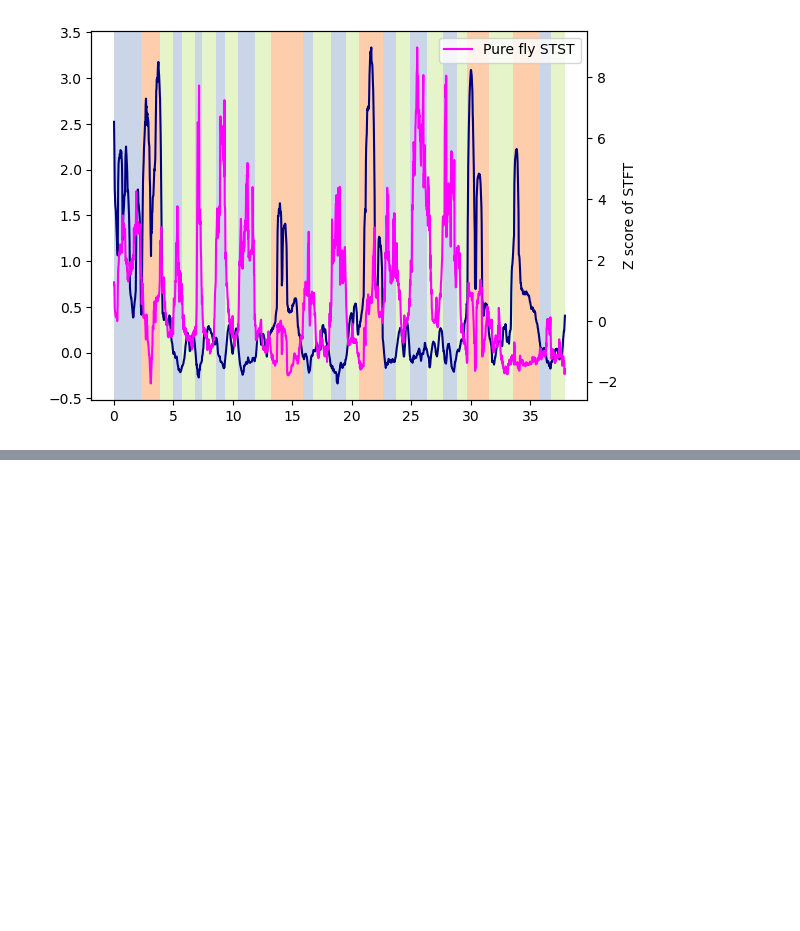
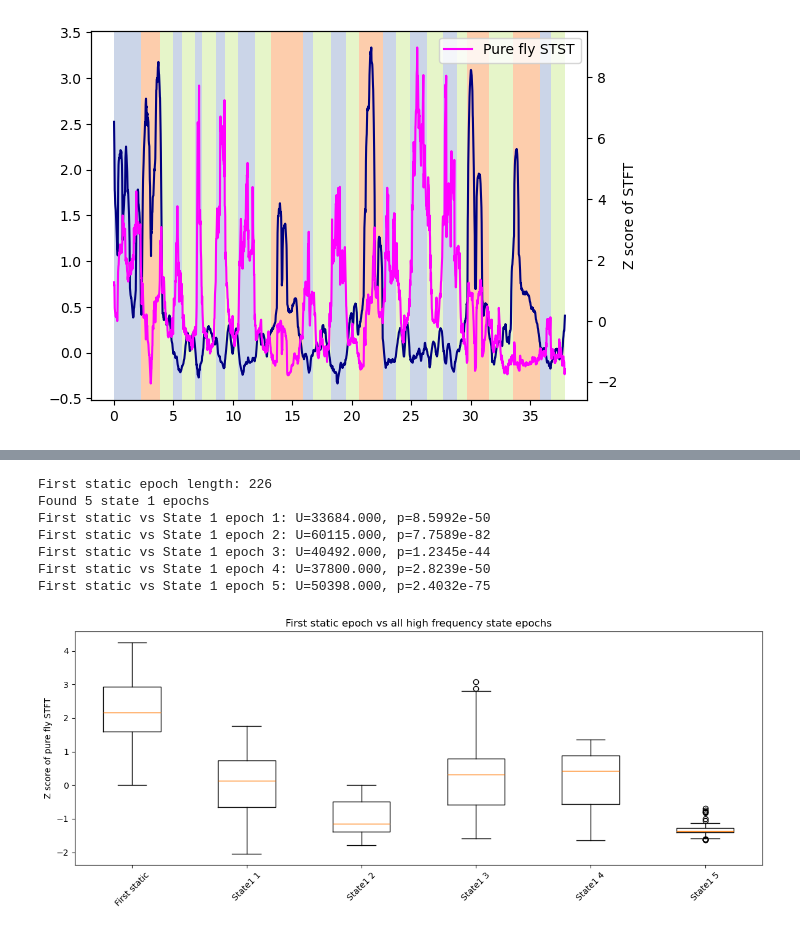
Before and after one commit to HsinYiHung/spider_prey_capture_paper, a Jupyter notebook: 3_roi_analysis/Figure_3_e-g.ipynb, the cells around one changed output, grey strips where cells are left out. Cells and saved outputs as stored; diff of their text form; code cells hidden in the pictures; blank space fills up the shorter version.

```diff
--- a/3_roi_analysis/Figure_3_e-g.ipynb
+++ b/3_roi_analysis/Figure_3_e-g.ipynb
@@ -491,0 +613,51 @@ plt.savefig('0321_pure_raw.svg')
+# %%
+import numpy as np
+from scipy import stats
+import matplotlib.pyplot as plt
+
+# --- Assume these exist ---
+signal = np.array(linear_output_all[4])
+behavior = np.array(beh_hmm_manual)
+
+# --- 1. Extract first static epoch ---
+static_mask = behavior == 0
+static_indices = np.where(static_mask)[0]
+static_epochs = np.split(static_indices, np.where(np.diff(static_indices) != 1)[0] + 1)
+static_signals = [signal[epoch] for epoch in static_epochs if len(epoch) > 10]
+
+first_static = static_signals[0]  # first static epoch
+print(f"First static epoch length: {len(first_static)}")
+
+# --- 2. Extract all state 1 epochs ---
+state1_mask = behavior == 2
+state1_indices = np.where(state1_mask)[0]
+state1_epochs = np.split(state1_indices, np.where(np.diff(state1_indices) != 1)[0] + 1)
+state1_signals = [signal[epoch] for epoch in state1_epochs if len(epoch) > 10]
+
+print(f"Found {len(state1_signals)} state 1 epochs")
+
+# --- 3. Mann–Whitney U test: first static vs each state 1 epoch ---
+p_values = []
+for i, epoch in enumerate(state1_signals):
+    stat, p = stats.mannwhitneyu(first_static, epoch, alternative="greater")
+    p_values.append(p)
+    print(f"First static vs State 1 epoch {i+1}: U={stat:.3f}, p={p:.4e}")
+
+# --- 4. Visualization ---
+plt.figure(figsize=(12,5))
+plt.boxplot([first_static] + state1_signals,
+            labels=["First static"] + [f"State1 {i+1}" for i in range(len(state1_signals))])
+plt.ylabel("Z score of pure fly STFT")
+plt.title("First static epoch vs all high frequency state epochs")
+plt.xticks(rotation=45)
+plt.tight_layout()
+plt.savefig('epoch_3.svg')
+# %% [output]
+First static epoch length: 226
+Found 5 state 1 epochs
+First static vs State 1 epoch 1: U=33684.000, p=8.5992e-50
+First static vs State 1 epoch 2: U=60115.000, p=7.7589e-82
+First static vs State 1 epoch 3: U=40492.000, p=1.2345e-44
+First static vs State 1 epoch 4: U=37800.000, p=2.8239e-50
+First static vs State 1 epoch 5: U=50398.000, p=2.4032e-75
+[figure, added]
```
Also changed, not shown: parts of 2 cells of this notebook.
